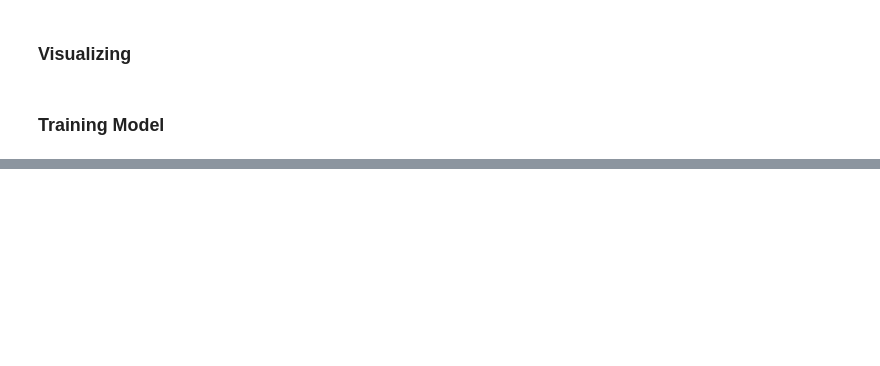
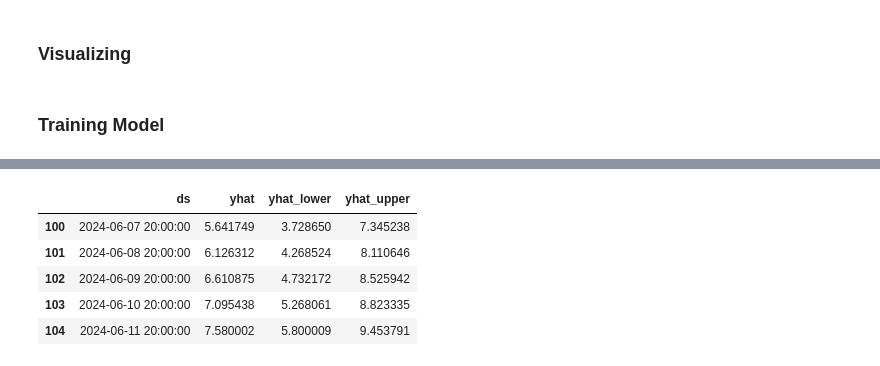
Before and after one commit to pinstripezebra/Air-Polution-Forecasting, a Jupyter notebook: prototyping.ipynb, the cells around one changed output, grey strips where cells are left out. Cells and saved outputs as stored; diff of their text form; code cells hidden in the pictures; blank space fills up the shorter version.

```diff
--- a/prototyping.ipynb
+++ b/prototyping.ipynb
@@ -125,0 +159,10 @@ model.fit(df)
+# %%
+forecast = model.predict(future)
+forecast[['ds', 'yhat', 'yhat_lower', 'yhat_upper']].tail()
+# %% [output]
+|  | ds | yhat | yhat_lower | yhat_upper |
+| 100 | 2024-06-07 20:00:00 | 5.641749 | 3.728650 | 7.345238 |
+| 101 | 2024-06-08 20:00:00 | 6.126312 | 4.268524 | 8.110646 |
+| 102 | 2024-06-09 20:00:00 | 6.610875 | 4.732172 | 8.525942 |
+| 103 | 2024-06-10 20:00:00 | 7.095438 | 5.268061 | 8.823335 |
+| 104 | 2024-06-11 20:00:00 | 7.580002 | 5.800009 | 9.453791 |
```
Also changed, not shown: parts of 4 cells of this notebook.
